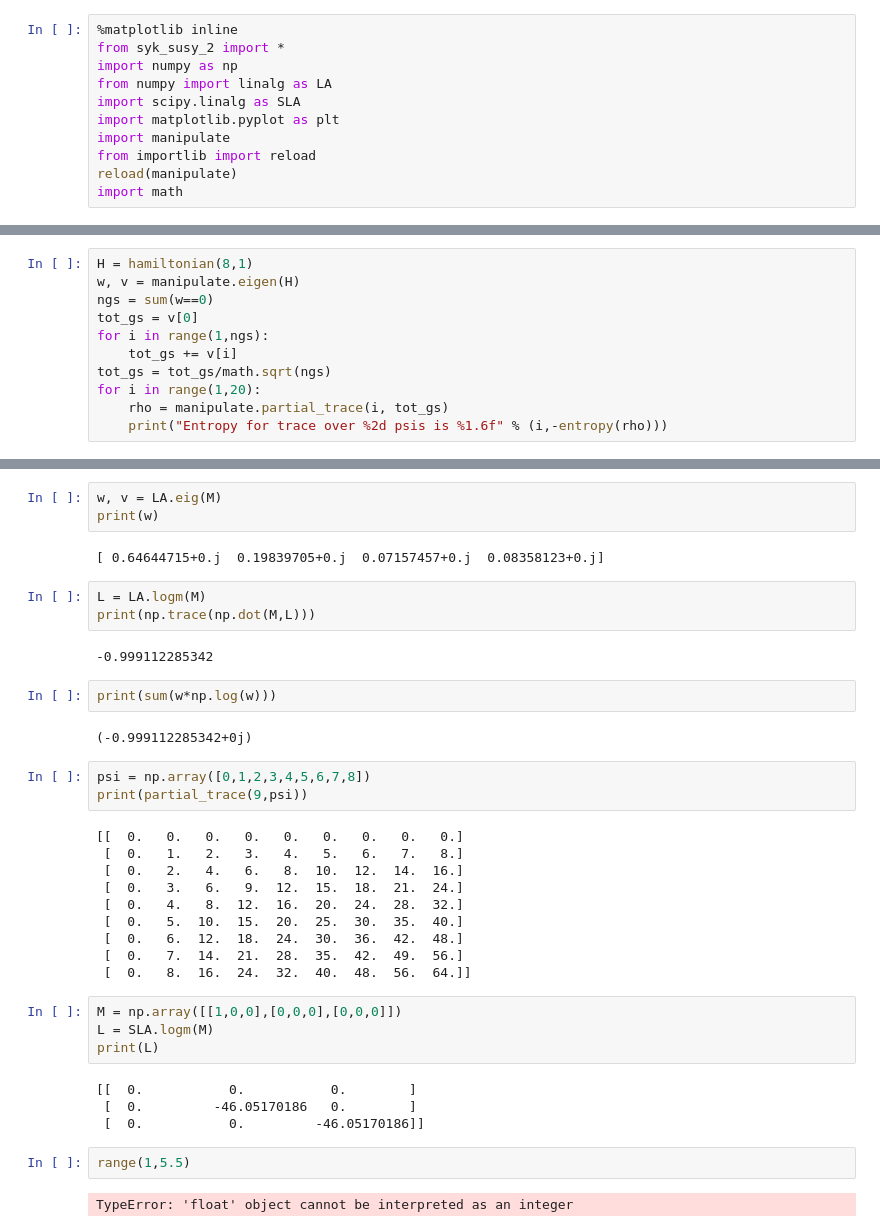
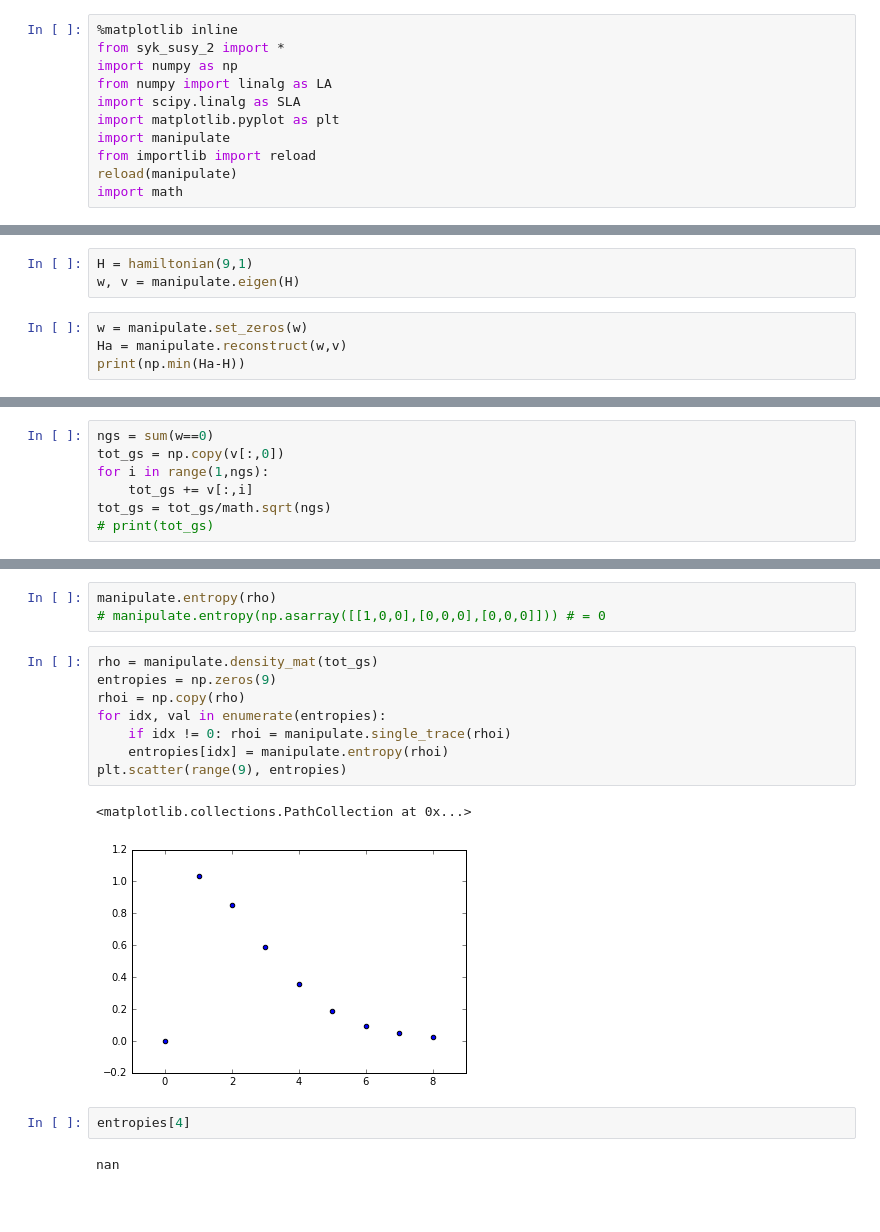
Before and after one commit to cnstahl/JP2, a Jupyter notebook: python/Ground State Entropy.ipynb, the cells around one changed output, grey strips where cells are left out. Drawn from its saved outputs; the diff is of its cells as text; blank space fills up the shorter version.

```diff
--- a/python/Ground State Entropy.ipynb
+++ b/python/Ground State Entropy.ipynb
@@ -40,0 +16,7 @@ np.max(H-Ha)
+# %%
+H = hamiltonian(9,1)
+w, v = manipulate.eigen(H)
+# %%
+w = manipulate.set_zeros(w)
+Ha = manipulate.reconstruct(w,v)
+print(np.min(Ha-H))
@@ -41,11 +25,7 @@ np.max(H-Ha)
 # %%
-H = hamiltonian(8,1)
-w, v = manipulate.eigen(H)
 ngs = sum(w==0)
-tot_gs = v[0]
+tot_gs = np.copy(v[:,0])
 for i in range(1,ngs):
-    tot_gs += v[i]
+    tot_gs += v[:,i]
 tot_gs = tot_gs/math.sqrt(ngs)
-for i in range(1,20):
-    rho = manipulate.partial_trace(i, tot_gs)
-    print("Entropy for trace over %2d psis is %1.6f" % (i,-entropy(rho)))
+# print(tot_gs)
@@ -70,39 +32,18 @@ Entropy for trace over 19 psis is 2.766490
-# %%
-w, v = LA.eig(M)
-print(w)
-# %% [output]
-[ 0.64644715+0.j  0.19839705+0.j  0.07157457+0.j  0.08358123+0.j]
-# %%
-L = LA.logm(M)
-print(np.trace(np.dot(M,L)))
-# %% [output]
--0.999112285342
-# %%
-print(sum(w*np.log(w)))
-# %% [output]
-(-0.999112285342+0j)
-# %%
-psi = np.array([0,1,2,3,4,5,6,7,8])
-print(partial_trace(9,psi))
-# %% [output]
-[[  0.   0.   0.   0.   0.   0.   0.   0.   0.]
- [  0.   1.   2.   3.   4.   5.   6.   7.   8.]
- [  0.   2.   4.   6.   8.  10.  12.  14.  16.]
- [  0.   3.   6.   9.  12.  15.  18.  21.  24.]
- [  0.   4.   8.  12.  16.  20.  24.  28.  32.]
- [  0.   5.  10.  15.  20.  25.  30.  35.  40.]
- [  0.   6.  12.  18.  24.  30.  36.  42.  48.]
- [  0.   7.  14.  21.  28.  35.  42.  49.  56.]
- [  0.   8.  16.  24.  32.  40.  48.  56.  64.]]
 # %%
-M = np.array([[1,0,0],[0,0,0],[0,0,0]])
-L = SLA.logm(M)
-print(L)
+manipulate.entropy(rho)
+# manipulate.entropy(np.asarray([[1,0,0],[0,0,0],[0,0,0]])) # = 0
-# %% [output]
-[[  0.           0.           0.        ]
- [  0.         -46.05170186   0.        ]
- [  0.           0.         -46.05170186]]
-# %%
-range(1,5.5)
-# %% [output]
-TypeError: 'float' object cannot be interpreted as an integer
+# %%
+rho = manipulate.density_mat(tot_gs)
+entropies = np.zeros(9)
+rhoi = np.copy(rho)
+for idx, val in enumerate(entropies):
+    if idx != 0: rhoi = manipulate.single_trace(rhoi)
+    entropies[idx] = manipulate.entropy(rhoi)
+plt.scatter(range(9), entropies)
+# %% [output]
+<matplotlib.collections.PathCollection at 0x...>
+[figure, added]
+# %%
+entropies[4]
+# %% [output]
+nan
```
Also changed, not shown: parts of 8 cells of this notebook, 13 other files.
